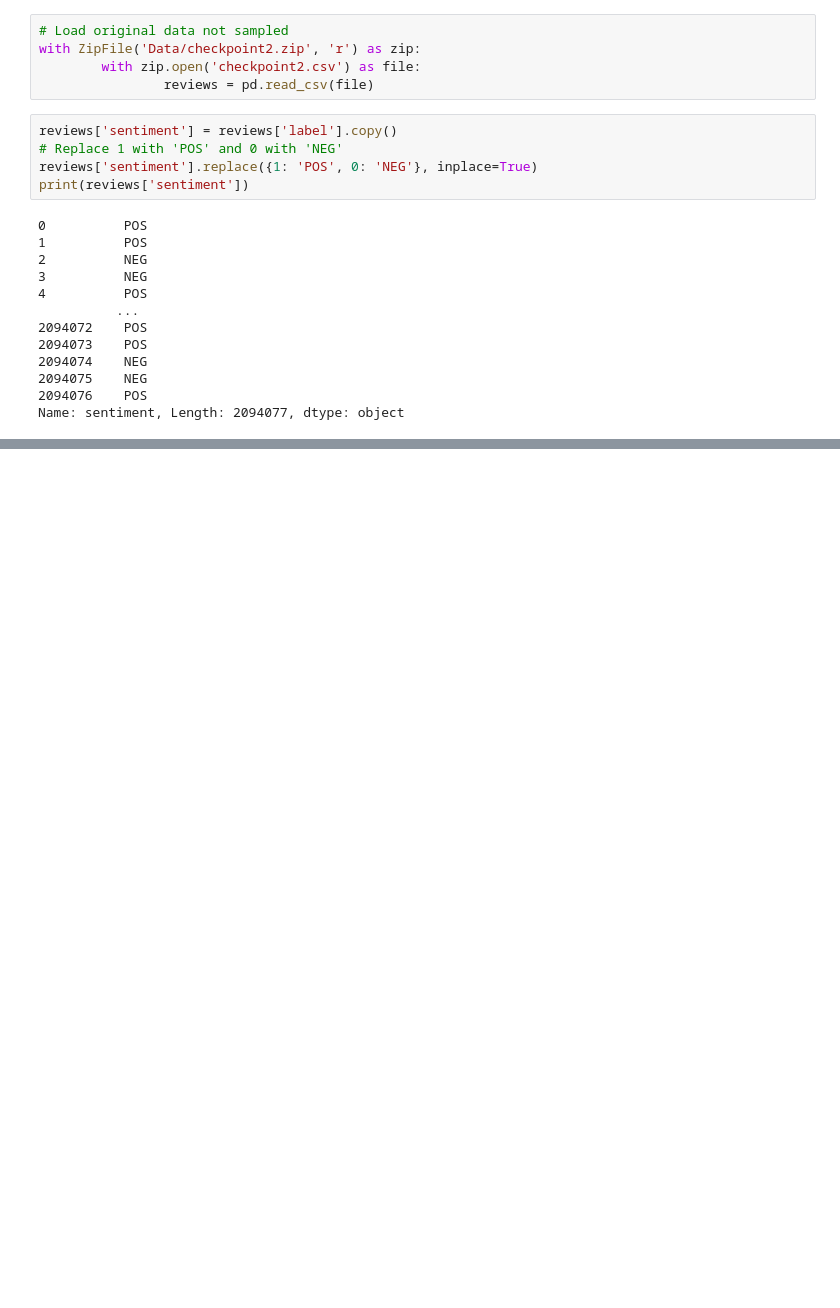
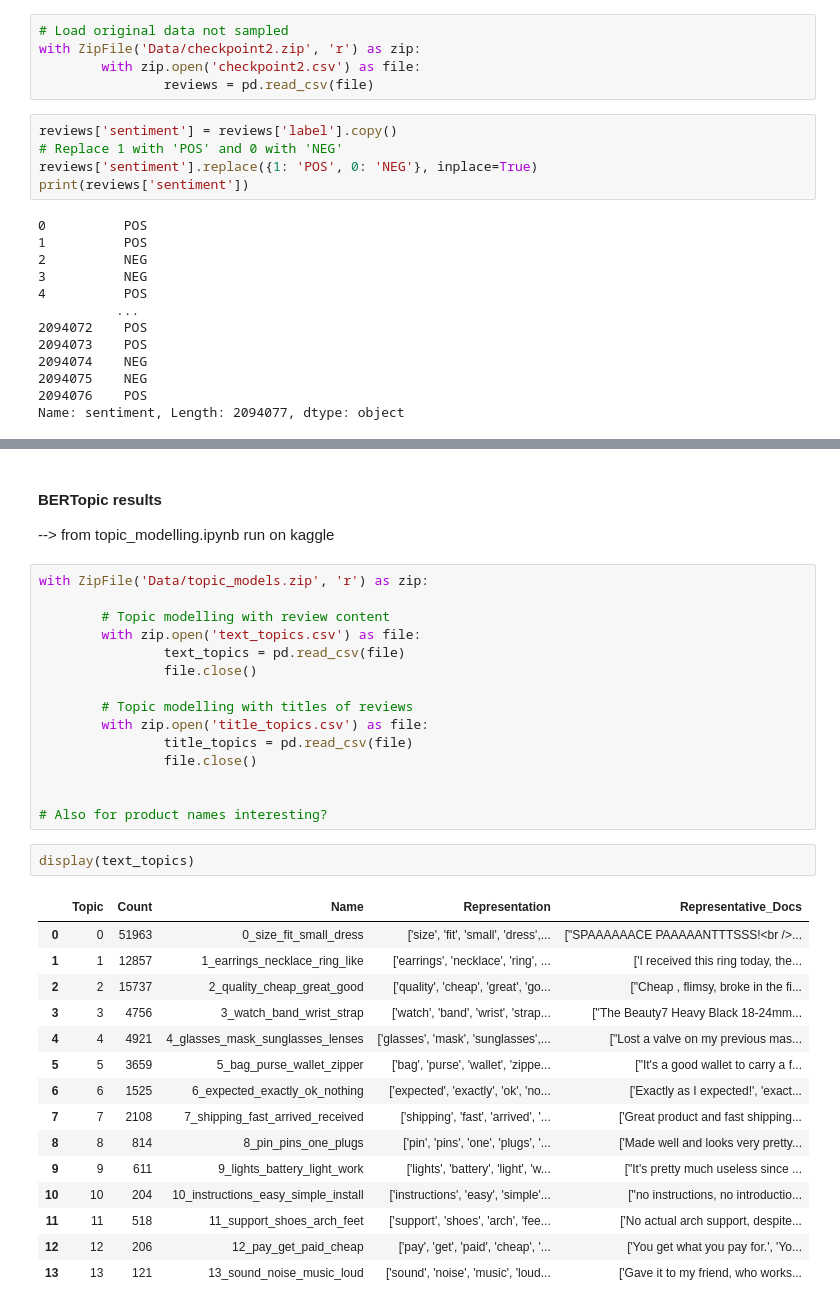
Before and after one commit to valentin-velev29/DLSS-24-GPT-2-Project, a Jupyter notebook: peprocessing.ipynb, the cells around one changed output, grey strips where cells are left out. Cells and saved outputs as stored; diff of their text form; blank space fills up the shorter version.

```diff
--- a/peprocessing.ipynb
+++ b/peprocessing.ipynb
@@ -600,0 +615,36 @@ plt.show()
+# %% [markdown]
+#### BERTopic results
+--> from topic_modelling.ipynb run on kaggle
+# %%
+with ZipFile('Data/topic_models.zip', 'r') as zip:
+
+        # Topic modelling with review content
+        with zip.open('text_topics.csv') as file:
+                text_topics = pd.read_csv(file)
+                file.close()
+
+        # Topic modelling with titles of reviews
+        with zip.open('title_topics.csv') as file:
+                title_topics = pd.read_csv(file)
+                file.close()
+
+
+# Also for product names interesting?
+# %%
+display(text_topics)
+# %% [output]
+|  | Topic | Count | Name | Representation | Representative_Docs |
+| 0 | 0 | 51963 | 0_size_fit_small_dress | ['size', 'fit', 'small', 'dress',... | ["SPAAAAAACE PAAAAANTTTSSS!<br />... |
+| 1 | 1 | 12857 | 1_earrings_necklace_ring_like | ['earrings', 'necklace', 'ring', ... | ['I received this ring today, the... |
+| 2 | 2 | 15737 | 2_quality_cheap_great_good | ['quality', 'cheap', 'great', 'go... | ["Cheap , flimsy, broke in the fi... |
+| 3 | 3 | 4756 | 3_watch_band_wrist_strap | ['watch', 'band', 'wrist', 'strap... | ["The Beauty7 Heavy Black 18-24mm... |
+| 4 | 4 | 4921 | 4_glasses_mask_sunglasses_lenses | ['glasses', 'mask', 'sunglasses',... | ["Lost a valve on my previous mas... |
+| 5 | 5 | 3659 | 5_bag_purse_wallet_zipper | ['bag', 'purse', 'wallet', 'zippe... | ["It's a good wallet to carry a f... |
+| 6 | 6 | 1525 | 6_expected_exactly_ok_nothing | ['expected', 'exactly', 'ok', 'no... | ['Exactly as I expected!', 'exact... |
+| 7 | 7 | 2108 | 7_shipping_fast_arrived_received | ['shipping', 'fast', 'arrived', '... | ['Great product and fast shipping... |
+| 8 | 8 | 814 | 8_pin_pins_one_plugs | ['pin', 'pins', 'one', 'plugs', '... | ['Made well and looks very pretty... |
+| 9 | 9 | 611 | 9_lights_battery_light_work | ['lights', 'battery', 'light', 'w... | ["It's pretty much useless since ... |
+| 10 | 10 | 204 | 10_instructions_easy_simple_install | ['instructions', 'easy', 'simple'... | ["no instructions, no introductio... |
+| 11 | 11 | 518 | 11_support_shoes_arch_feet | ['support', 'shoes', 'arch', 'fee... | ['No actual arch support, despite... |
+| 12 | 12 | 206 | 12_pay_get_paid_cheap | ['pay', 'get', 'paid', 'cheap', '... | ['You get what you pay for.', 'Yo... |
+| 13 | 13 | 121 | 13_sound_noise_music_loud | ['sound', 'noise', 'music', 'loud... | ['Gave it to my friend, who works... |
```
Also changed, not shown: parts of 31 cells of this notebook, 5 other files.
